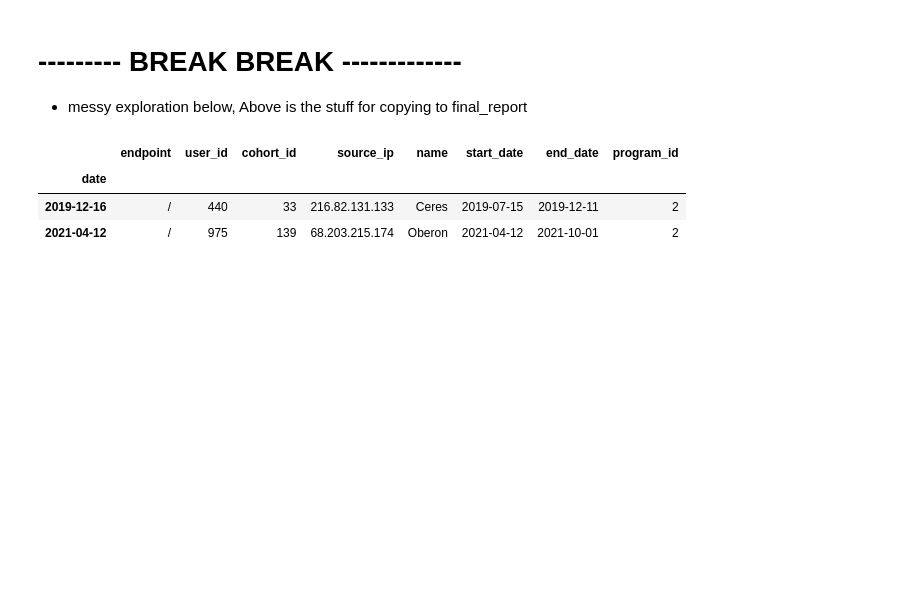
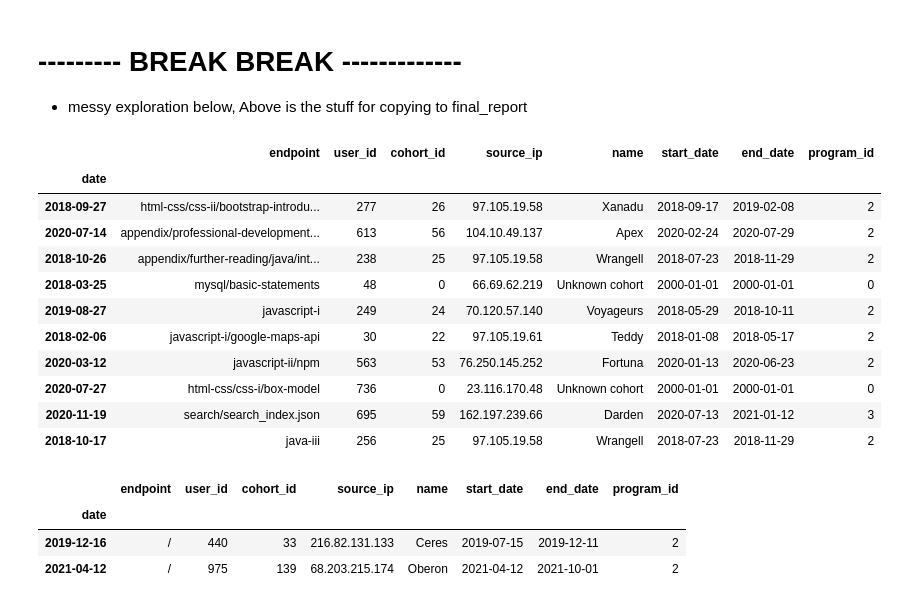
Before and after one commit to codeup-divergence/project-anomaly-detection, a Jupyter notebook: corey_explore.ipynb, the cells around one changed output. Saved outputs shown, nothing was run; the diff lists cells and outputs as text; code cells hidden in the pictures; blank space fills up the shorter version.

```diff
--- a/corey_explore.ipynb
+++ b/corey_explore.ipynb
@@ -307,6 +307,21 @@ get_in_class_low_access_users(df, 1)
 # %% [markdown]
 # ---------  BREAK BREAK -------------
 - messy exploration below, Above is the stuff for copying to final_report
+# %%
+df.sample(10)
+# %% [output]
+|  | endpoint | user_id | cohort_id | source_ip | name | start_date | end_date | program_id |
+| date |  |  |  |  |  |  |  |  |
+| 2018-09-27 | html-css/css-ii/bootstrap-introdu... | 277 | 26 | 97.105.19.58 | Xanadu | 2018-09-17 | 2019-02-08 | 2 |
+| 2020-07-14 | appendix/professional-development... | 613 | 56 | 104.10.49.137 | Apex | 2020-02-24 | 2020-07-29 | 2 |
+| 2018-10-26 | appendix/further-reading/java/int... | 238 | 25 | 97.105.19.58 | Wrangell | 2018-07-23 | 2018-11-29 | 2 |
+| 2018-03-25 | mysql/basic-statements | 48 | 0 | 66.69.62.219 | Unknown cohort | 2000-01-01 | 2000-01-01 | 0 |
+| 2019-08-27 | javascript-i | 249 | 24 | 70.120.57.140 | Voyageurs | 2018-05-29 | 2018-10-11 | 2 |
+| 2018-02-06 | javascript-i/google-maps-api | 30 | 22 | 97.105.19.61 | Teddy | 2018-01-08 | 2018-05-17 | 2 |
+| 2020-03-12 | javascript-ii/npm | 563 | 53 | 76.250.145.252 | Fortuna | 2020-01-13 | 2020-06-23 | 2 |
+| 2020-07-27 | html-css/css-i/box-model | 736 | 0 | 23.116.170.48 | Unknown cohort | 2000-01-01 | 2000-01-01 | 0 |
+| 2020-11-19 | search/search_index.json | 695 | 59 | 162.197.239.66 | Darden | 2020-07-13 | 2021-01-12 | 3 |
+| 2018-10-17 | java-iii | 256 | 25 | 97.105.19.58 | Wrangell | 2018-07-23 | 2018-11-29 | 2 |
 # %%
 # 50313 rows with '/' as the endpoint. This is what the text file has.
 # I will ignore these for the sake of exploration
```
